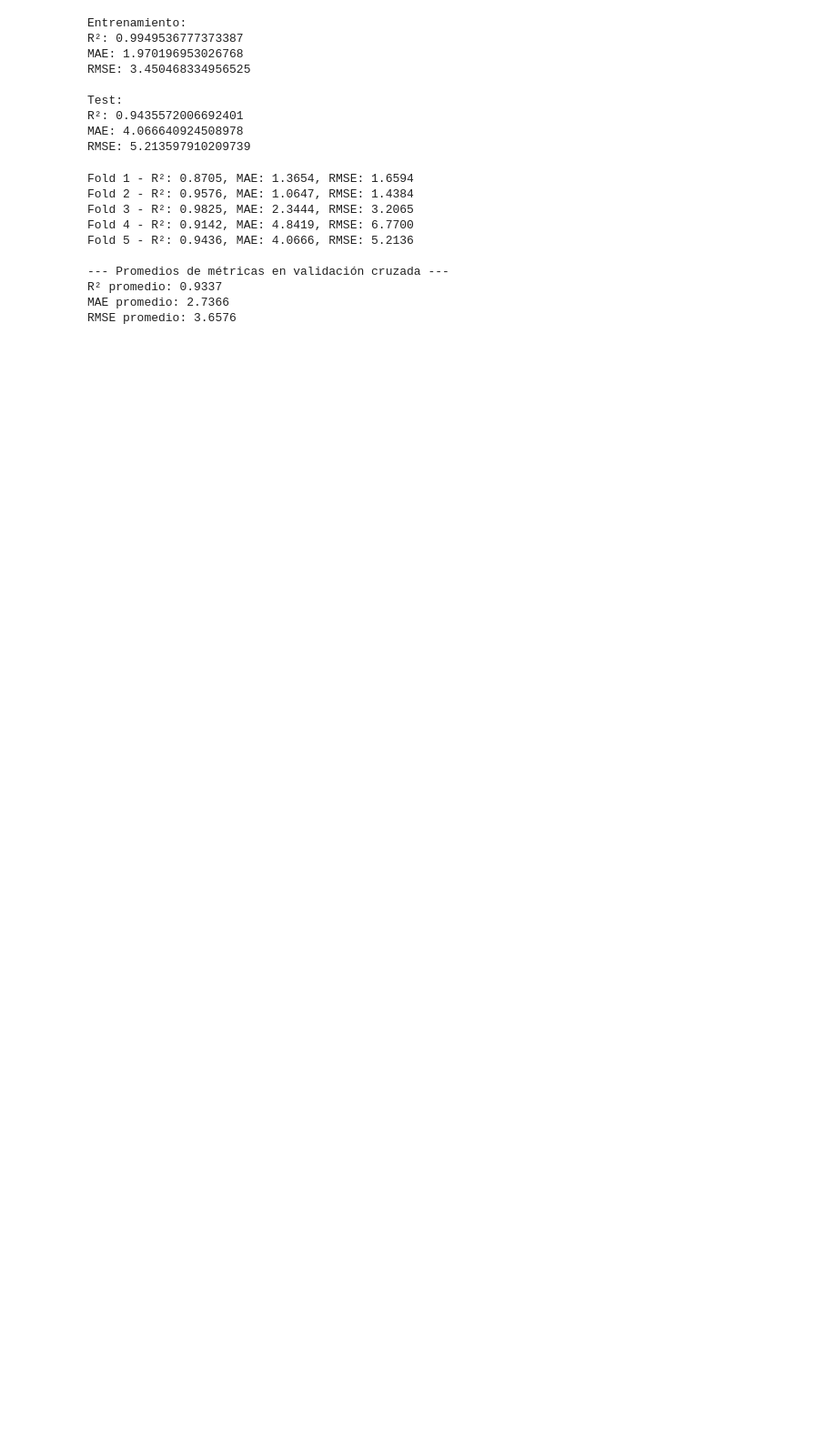
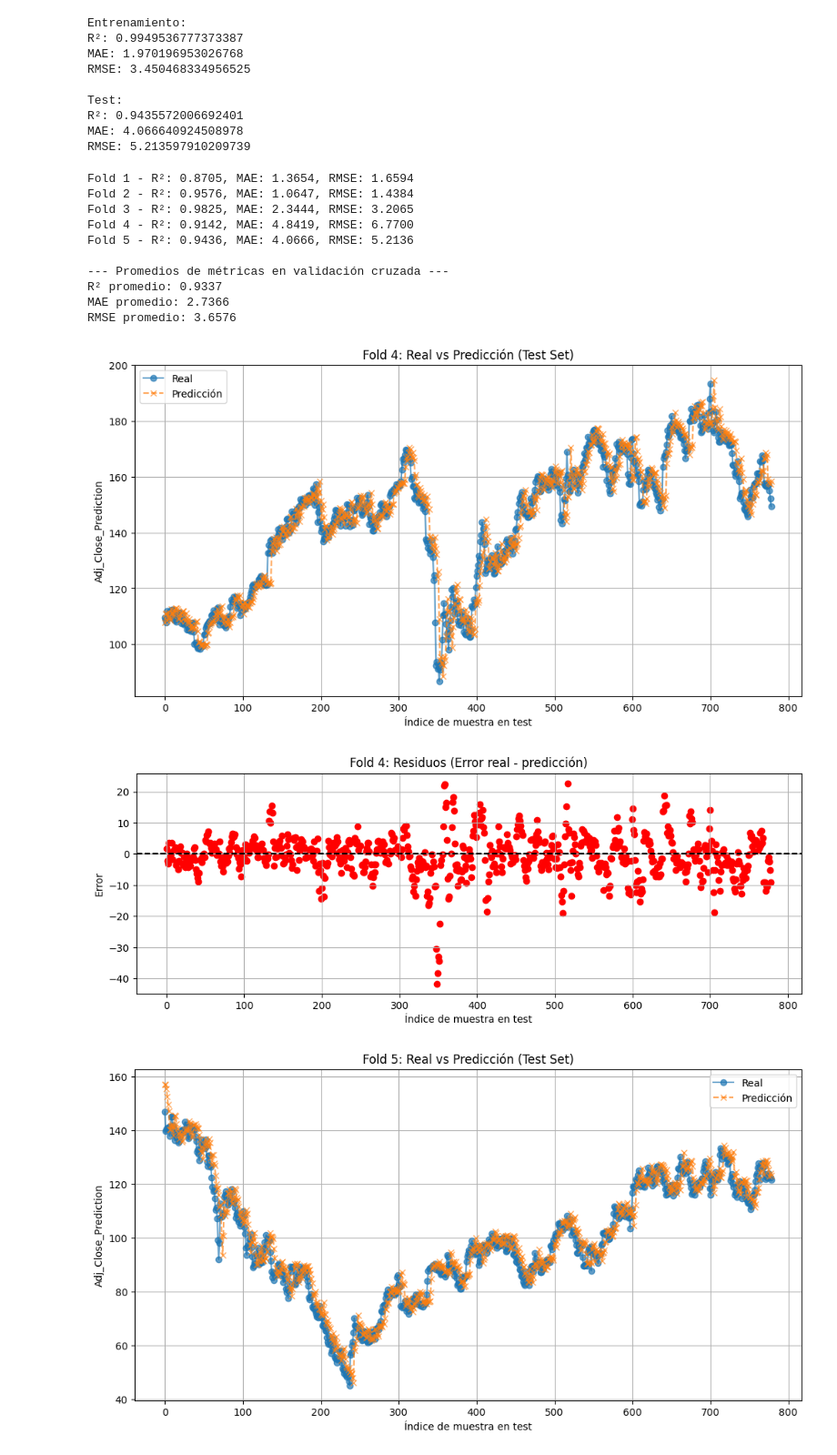
Before and after one commit to AgostinaMerino/Modelo_Predictivo_Datos_Bursatiles, a Jupyter notebook: PP.ipynb, the cells around one changed output. Shown at 91% size. Saved outputs shown, nothing was run; the diff lists cells and outputs as text; code cells hidden in the pictures; blank space fills up the shorter version.

```diff
--- a/PP.ipynb
+++ b/PP.ipynb
@@ -317,3 +317,41 @@ Fold 5 - R²: 0.9436, MAE: 4.0666, RMSE: 5.2136
 R² promedio: 0.9337
 MAE promedio: 2.7366
 RMSE promedio: 3.6576
+# %%
+# Variables para guardar resultados
+folds_to_plot = [3, 4]  # folds 4 y 5 (índices 3 y 4)
+
+# Repetimos el split para obtener test y predicción de esos folds específicos
+for i, (train_index, test_index) in enumerate(tscv.split(X)):
+    if i in folds_to_plot:
+        X_train, X_test = X.iloc[train_index], X.iloc[test_index]
+        y_train, y_test = y.iloc[train_index], y.iloc[test_index]
+
+        model = LinearRegression()
+        model.fit(X_train, y_train)
+        y_pred = model.predict(X_test)
+
+        plt.figure(figsize=(12, 6))
+        plt.plot(y_test.values, label='Real', marker='o', linestyle='-', alpha=0.7)
+        plt.plot(y_pred, label='Predicción', marker='x', linestyle='--', alpha=0.7)
+        plt.title(f'Fold {i+1}: Real vs Predicción (Test Set)')
+        plt.xlabel('Índice de muestra en test')
+        plt.ylabel('Adj_Close_Prediction')
+        plt.legend()
+        plt.grid(True)
+        plt.show()
+
+        # Gráfico de error (residuals)
+        residuals = y_test.values - y_pred
+        plt.figure(figsize=(12, 4))
+        plt.scatter(range(len(residuals)), residuals, color='red')
+        plt.axhline(y=0, color='black', linestyle='--')
+        plt.title(f'Fold {i+1}: Residuos (Error real - predicción)')
+        plt.xlabel('Índice de muestra en test')
+        plt.ylabel('Error')
+        plt.grid(True)
+        plt.show()
+# %% [output]
+[figure, added]
+[figure, added]
+[figure, added]
```
Also changed, not shown: parts of 1 cell of this notebook.
